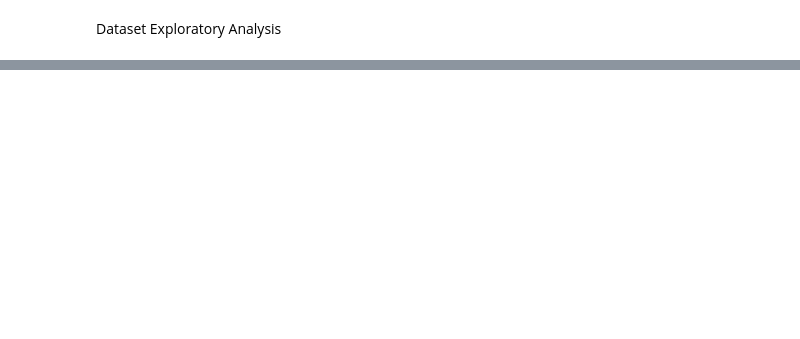
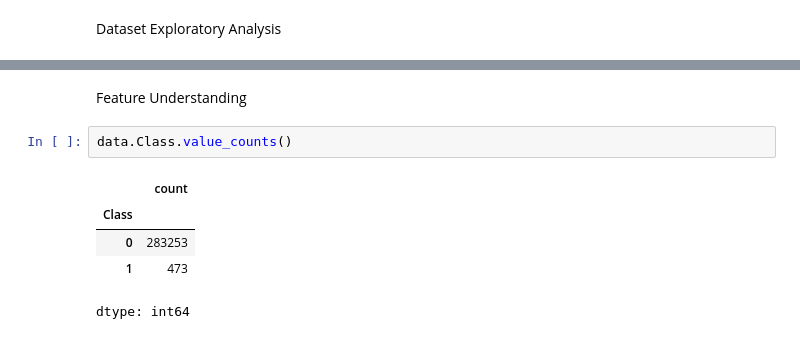
Before and after one commit to HuyPham39/Credit-Card-Fraud-Detection, a Jupyter notebook: CreditCardFraudDetect.ipynb, the cells around one changed output, grey strips where cells are left out. Drawn from its saved outputs; the diff is of its cells as text; blank space fills up the shorter version.

```diff
--- a/CreditCardFraudDetect.ipynb
+++ b/CreditCardFraudDetect.ipynb
@@ -52,0 +70,10 @@ Fraudulence = data.Class
+# %% [markdown]
+Feature Understanding
+# %%
+data.Class.value_counts()
+# %% [output]
+|  | count |
+| Class |  |
+| 0 | 283253 |
+| 1 | 473 |
+dtype: int64
```
Also changed, not shown: parts of 14 cells of this notebook.
